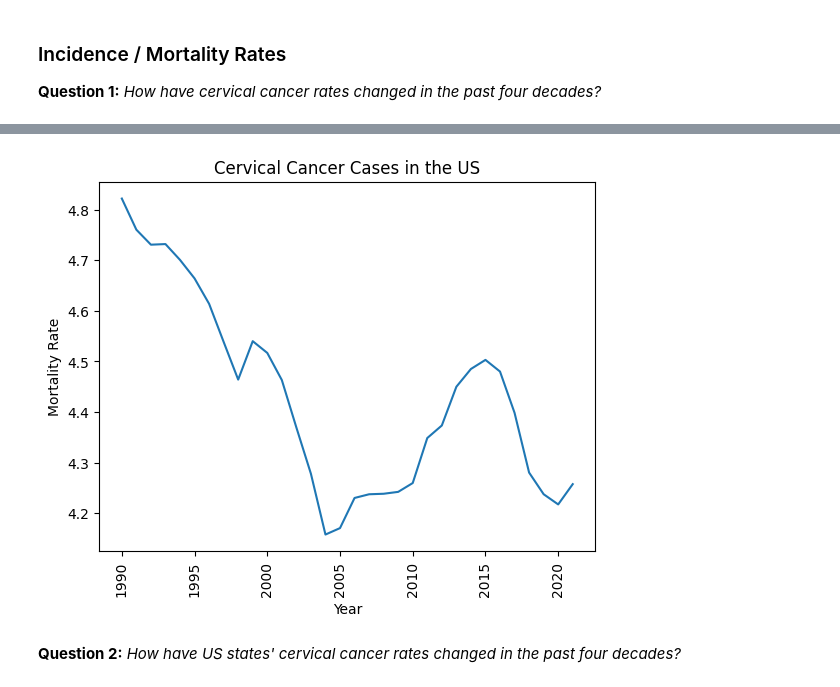
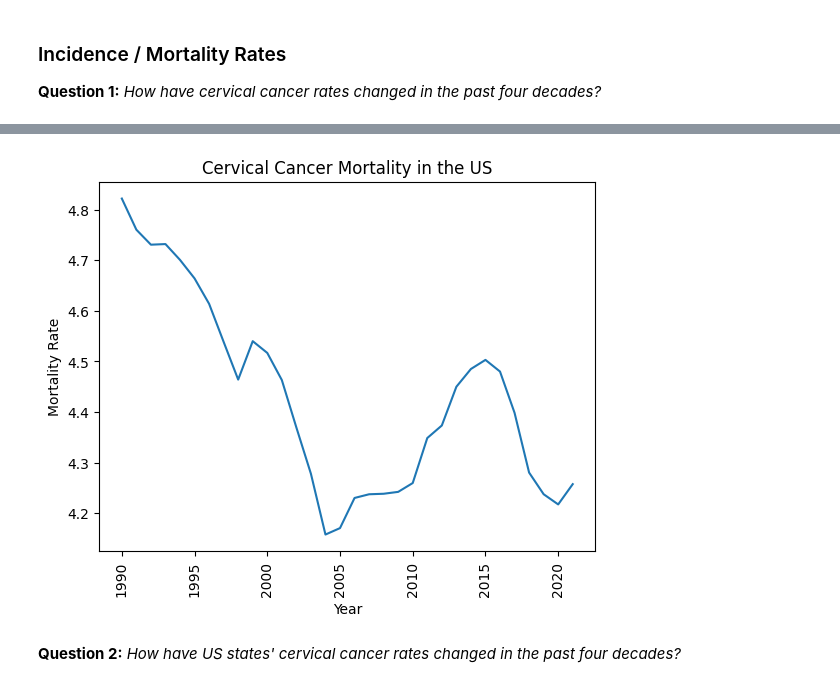
Before and after one commit to maya-papaya/ads1-cervical-cancer-analysis, a Jupyter notebook: First Semester Project: Analysis, Exploration, & Visualization (4).ipynb, the cells around one changed output, grey strips where cells are left out. Cells and saved outputs as stored; diff of their text form; code cells hidden in the pictures.

```diff
--- a/First Semester Project: Analysis, Exploration, & Visualization (4).ipynb
+++ b/First Semester Project: Analysis, Exploration, & Visualization (4).ipynb
@@ -45,16 +45,16 @@ plt.show()
 # %%
 # OVERALL MORTALITY RATE IN US (1990 - 2021)
 query = "SELECT year, mort_rate FROM us_data ORDER BY year ASC;"
 df1 = pd.read_sql(query, con)
 
-plt.title("Cervical Cancer Cases in the US")
+plt.title("Cervical Cancer Mortality in the US")
 plt.xlabel('Year')
 plt.ylabel('Mortality Rate')
 plt.plot(df1['year'], df1['mort_rate'])
 plt.xticks(rotation='vertical')
 plt.show()
 # %% [output]
-[figure, old version]
+[figure, new version]
 # %% [markdown]
 **Question 2:** *How have US states' cervical cancer rates changed in the past four decades?*
 # %%
```
Also changed, not shown: parts of 2 cells of this notebook.
